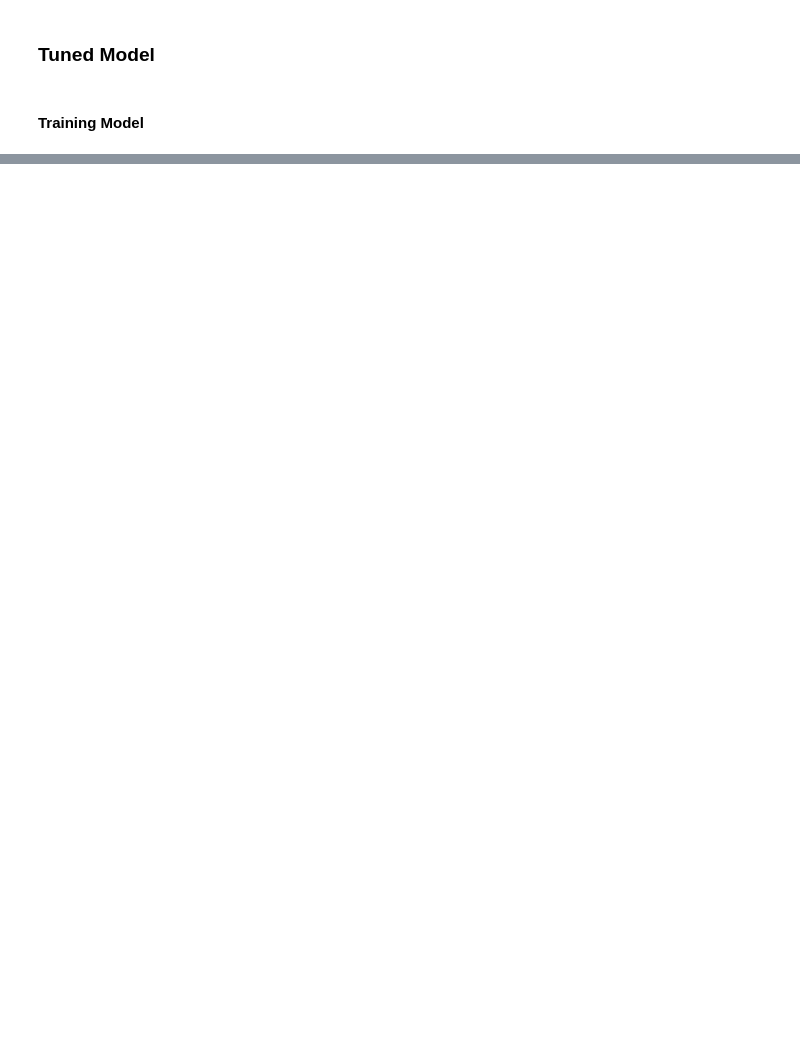
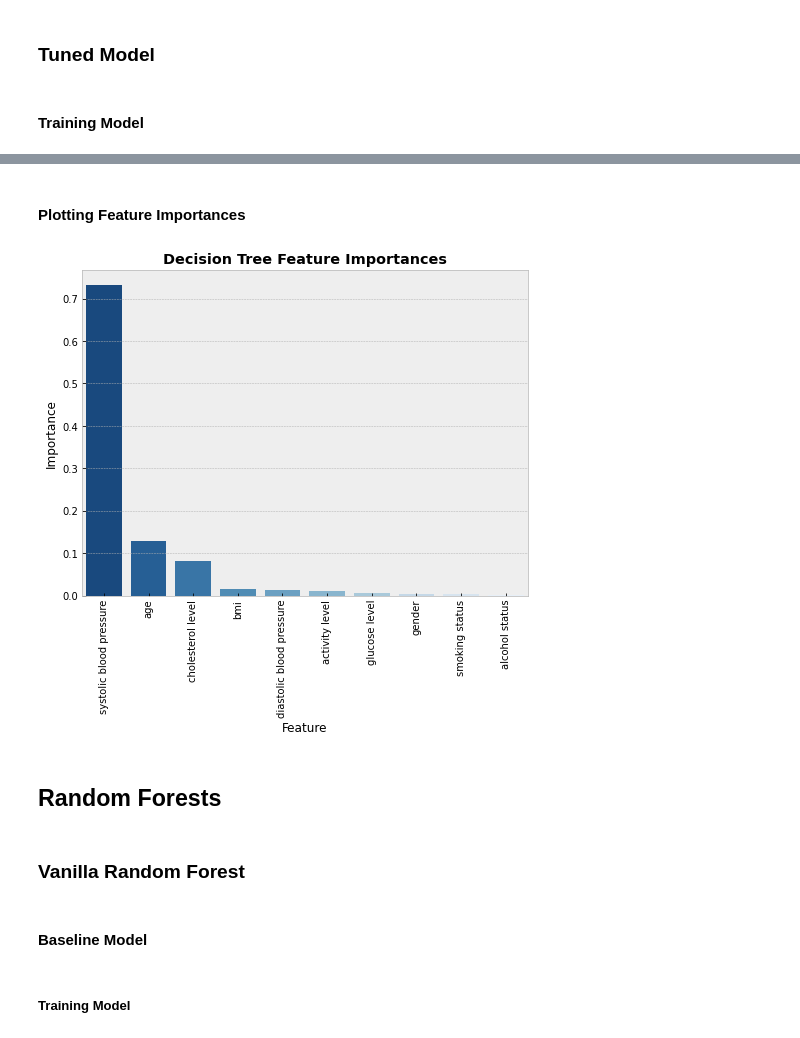
Before and after one commit to jackbustertann/cardiovascular_disease_detection, a Jupyter notebook: index.ipynb, the cells around one changed output, grey strips where cells are left out. Cells and saved outputs as stored; diff of their text form; code cells hidden in the pictures; blank space fills up the shorter version.

```diff
--- a/index.ipynb
+++ b/index.ipynb
@@ -476,0 +506,26 @@ y_test_hat = tuned_tree_model.predict(X_test_binned)
+# %% [markdown]
+#### Plotting Feature Importances
+# %%
+tree_feature_importances = pd.DataFrame(list(zip(X_train_binned.columns, np.absolute(tuned_tree_model.feature_importances_))), columns = ['feature', 'importance'])
+tree_feature_importances_sorted = tree_feature_importances.sort_values(by = 'importance', ascending = False)
+
+plt.style.use('bmh')
+
+fig = plt.figure(figsize = (8,6))
+ax = fig.add_subplot(111)
+sns.barplot(data = tree_feature_importances_sorted, x = 'feature', y = 'importance', ax = ax, palette = 'Blues_r')
+ax.set_title('Decision Tree Feature Importances', fontweight = 'bold')
+ax.set_xlabel('Feature')
+ax.set_ylabel('Importance')
+ax.set_xticklabels(['systolic blood pressure', 'age', 'cholesterol level', 'bmi', 'diastolic blood pressure', 'activity level', 'glucose level', 'gender', 'smoking status', 'alcohol status'])
+plt.xticks(rotation = 90);
+# %% [output]
+[figure, added]
+# %% [markdown]
+## Random Forests
+# %% [markdown]
+### Vanilla Random Forest
+# %% [markdown]
+#### Baseline Model
+# %% [markdown]
+##### Training Model
```
Also changed, not shown: parts of 87 cells of this notebook, 1 other file.
